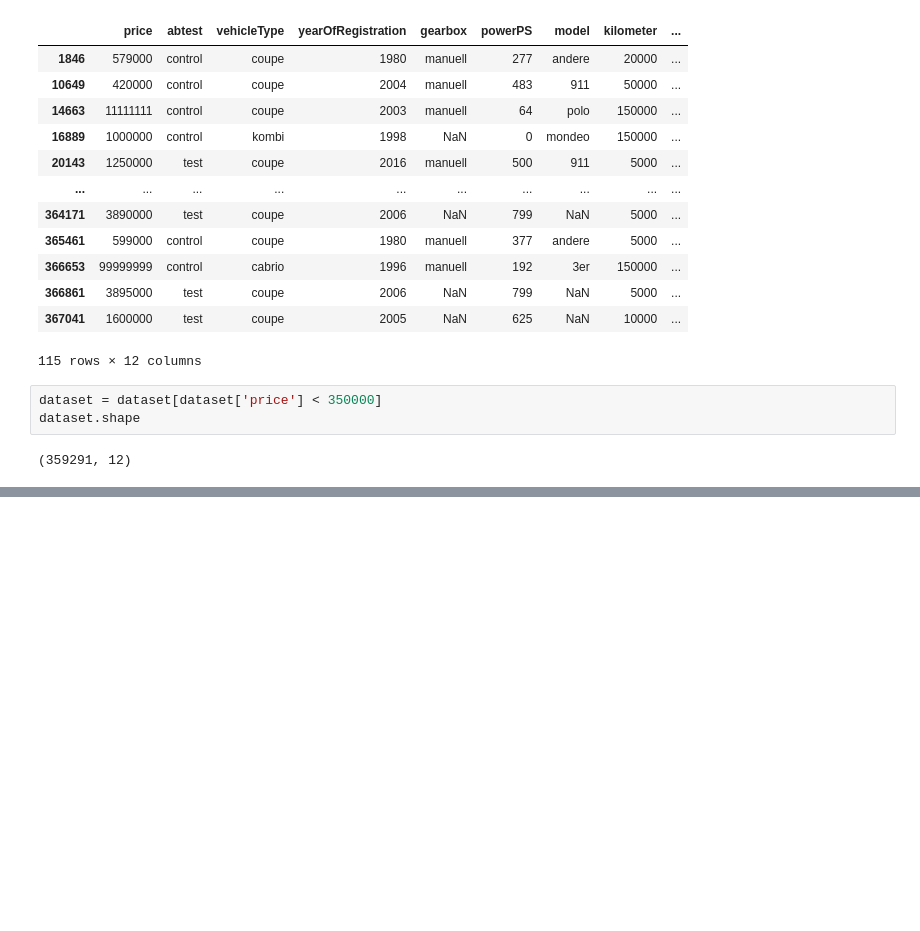
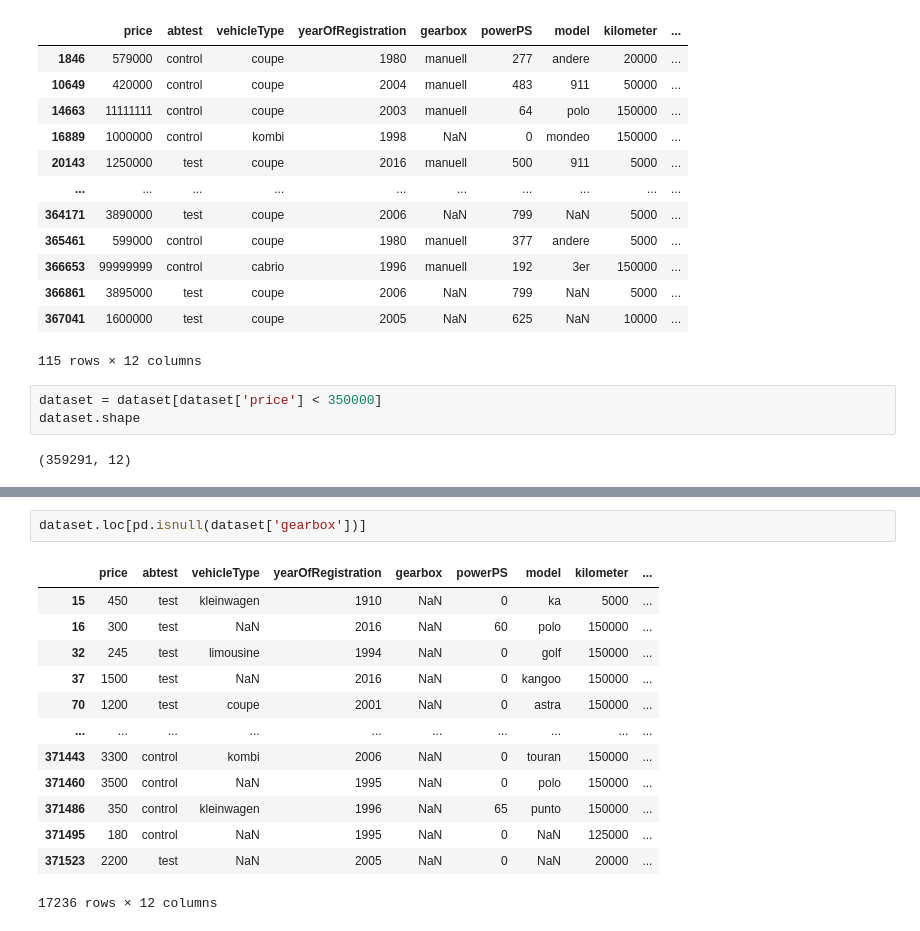
Before and after one commit to mmdes/ai-experiments, a Jupyter notebook: notebooks/7_regression_dataset_analysis.ipynb, the cells around one changed output, grey strips where cells are left out. Drawn from its saved outputs; the diff is of its cells as text; blank space fills up the shorter version.

```diff
--- a/notebooks/7_regression_dataset_analysis.ipynb
+++ b/notebooks/7_regression_dataset_analysis.ipynb
@@ -150,0 +175,16 @@ dataset.shape
+# %%
+dataset.loc[pd.isnull(dataset['gearbox'])]
+# %% [output]
+|  | price | abtest | vehicleType | yearOfRegistration | gearbox | powerPS | model | kilometer | ... |
+| 15 | 450 | test | kleinwagen | 1910 | NaN | 0 | ka | 5000 | ... |
+| 16 | 300 | test | NaN | 2016 | NaN | 60 | polo | 150000 | ... |
+| 32 | 245 | test | limousine | 1994 | NaN | 0 | golf | 150000 | ... |
+| 37 | 1500 | test | NaN | 2016 | NaN | 0 | kangoo | 150000 | ... |
+| 70 | 1200 | test | coupe | 2001 | NaN | 0 | astra | 150000 | ... |
+| ... | ... | ... | ... | ... | ... | ... | ... | ... | ... |
+| 371443 | 3300 | control | kombi | 2006 | NaN | 0 | touran | 150000 | ... |
+| 371460 | 3500 | control | NaN | 1995 | NaN | 0 | polo | 150000 | ... |
+| 371486 | 350 | control | kleinwagen | 1996 | NaN | 65 | punto | 150000 | ... |
+| 371495 | 180 | control | NaN | 1995 | NaN | 0 | NaN | 125000 | ... |
+| 371523 | 2200 | test | NaN | 2005 | NaN | 0 | NaN | 20000 | ... |
+17236 rows × 12 columns
```
Also changed, not shown: parts of 19 cells of this notebook.
